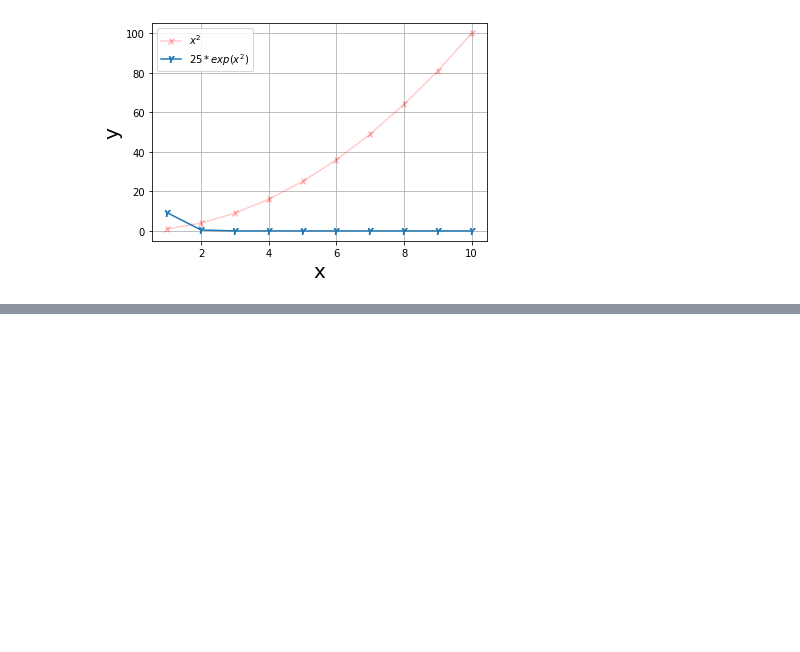
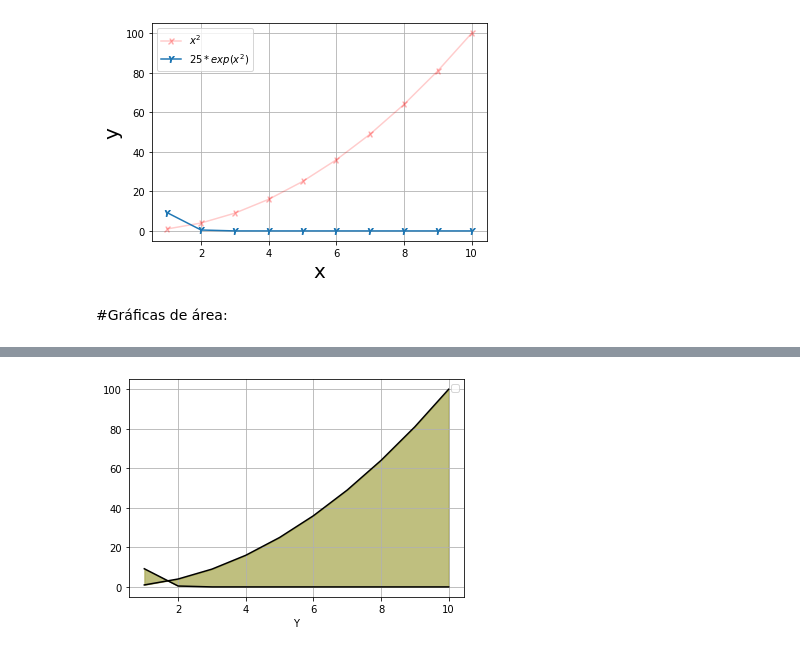
Before and after one commit to mamenaca/curso_python_esp_estadistica, a Jupyter notebook: unidad4.ipynb, the cells around one changed output, grey strips where cells are left out. Drawn from its saved outputs; the diff is of its cells as text; code cells hidden in the pictures; blank space fills up the shorter version.

```diff
--- a/unidad4.ipynb
+++ b/unidad4.ipynb
@@ -136,3 +136,23 @@ plt.ylabel("y",fontsize=20)
 plt.show()
 # %% [output]
 [figure]
+# %% [markdown]
+#Gráficas de área:
+# %%
+plt.figure()#creacion del lienzo
+
+#DEfinición de gráfica
+plt.fill_between(x,y,y1,color="olive", alpha=.5)
+plt.plot(x,y,color="k")
+plt.plot(x,y1,color="k")
+
+#parámetros adiciones
+plt.grid()
+
+plt.xlabel("X")
+plt.xlabel("Y")
+
+plt.legend(loc="best")
+
+plt.show()# Mostrar
+# %% [output]
@@ -138,0 +160 @@ plt.show()
+[figure, added]
```
Also changed, not shown: parts of 52 cells of this notebook.
